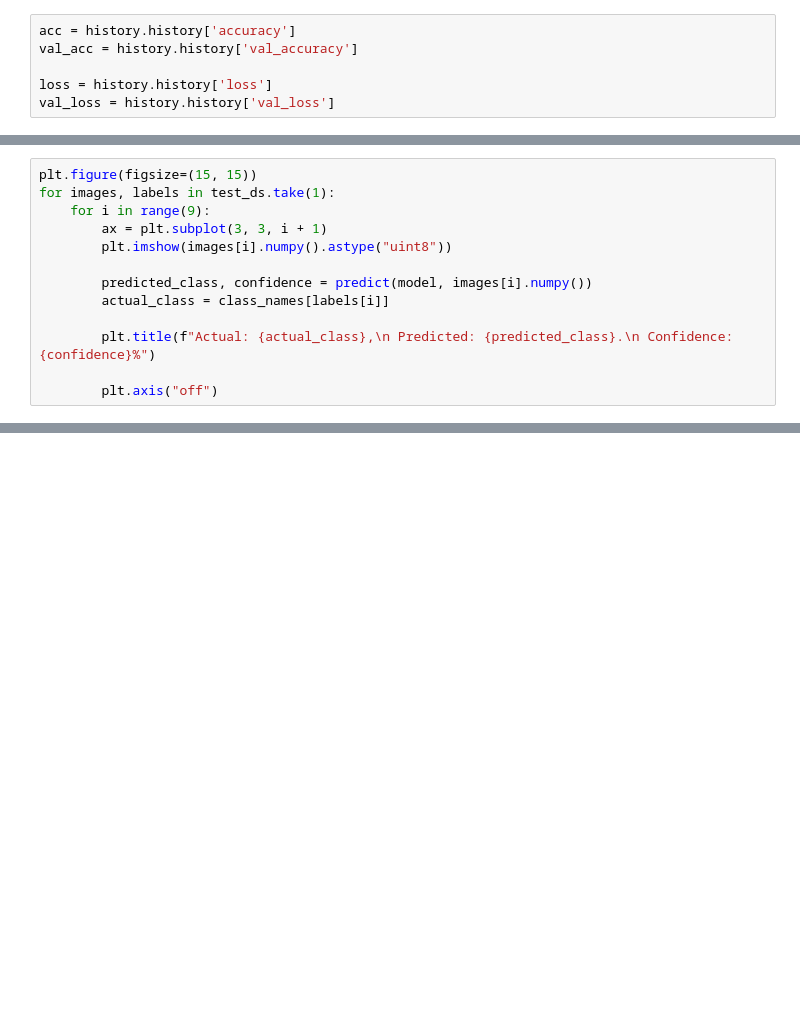
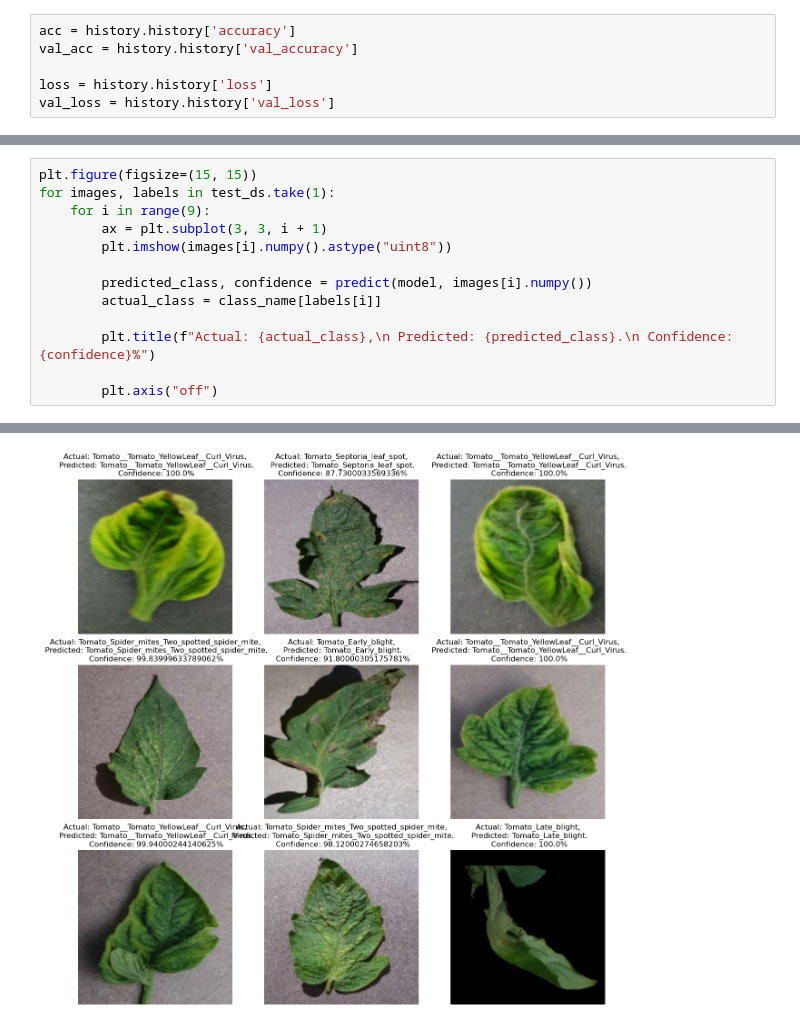
Before and after one commit to guvvalakarthik/tomato_disease_prediction_, a Jupyter notebook: training/training.ipynb, the cells around one changed output, grey strips where cells are left out. Drawn from its saved outputs; the diff is of its cells as text; blank space fills up the shorter version.

```diff
--- a/training/training.ipynb
+++ b/training/training.ipynb
@@ -205,8 +332,9 @@ for images, labels in test_ds.take(1):
         plt.imshow(images[i].numpy().astype("uint8"))
 
         predicted_class, confidence = predict(model, images[i].numpy())
-        actual_class = class_names[labels[i]]
+        actual_class = class_name[labels[i]]
 
         plt.title(f"Actual: {actual_class},\n Predicted: {predicted_class}.\n Confidence: {confidence}%")
 
         plt.axis("off")
+# %% [output]
@@ -213,2 +350,3 @@ for images, labels in test_ds.take(1):
+[figure, added]
 # %%
 import os
```
Also changed, not shown: parts of 31 cells of this notebook, 37 other files.
